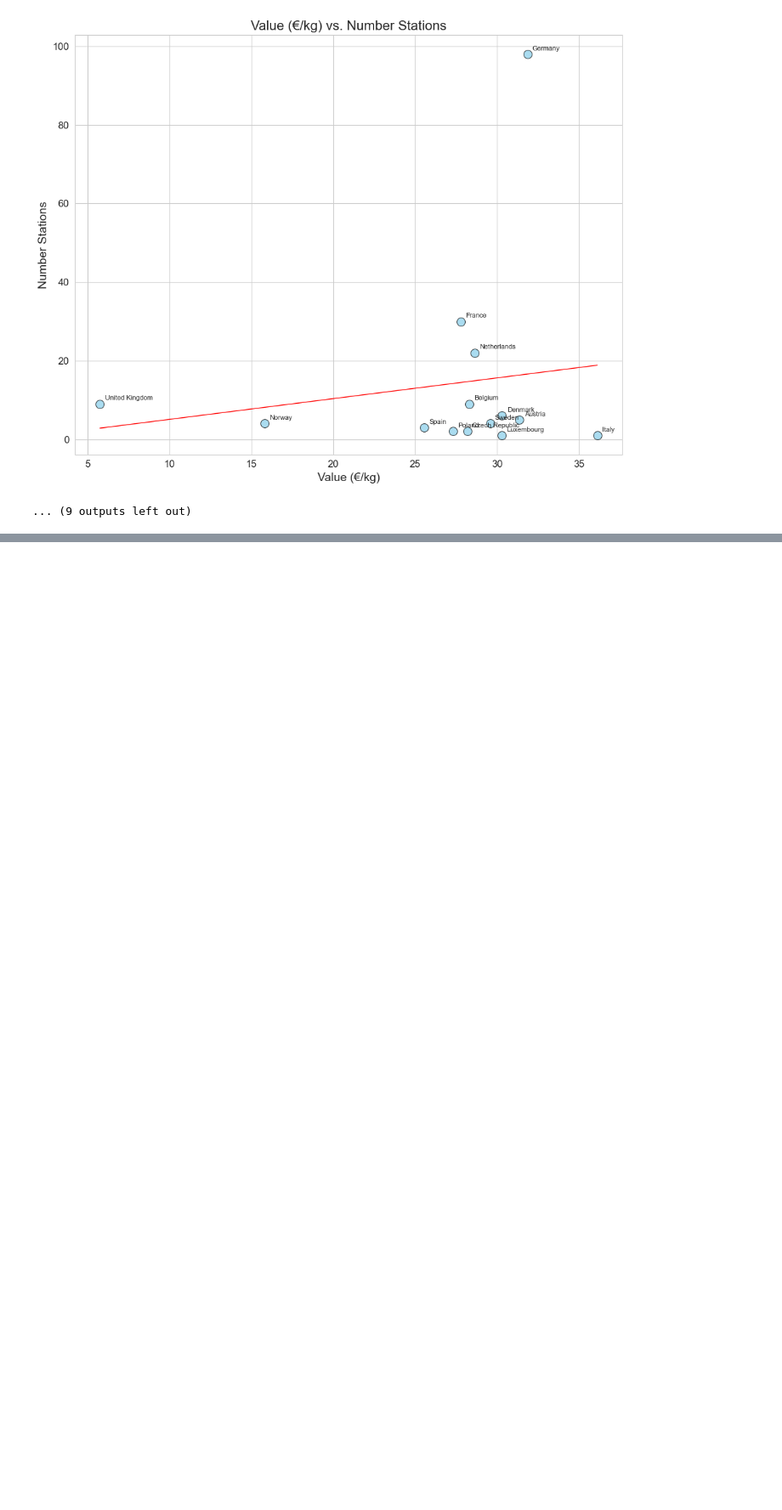
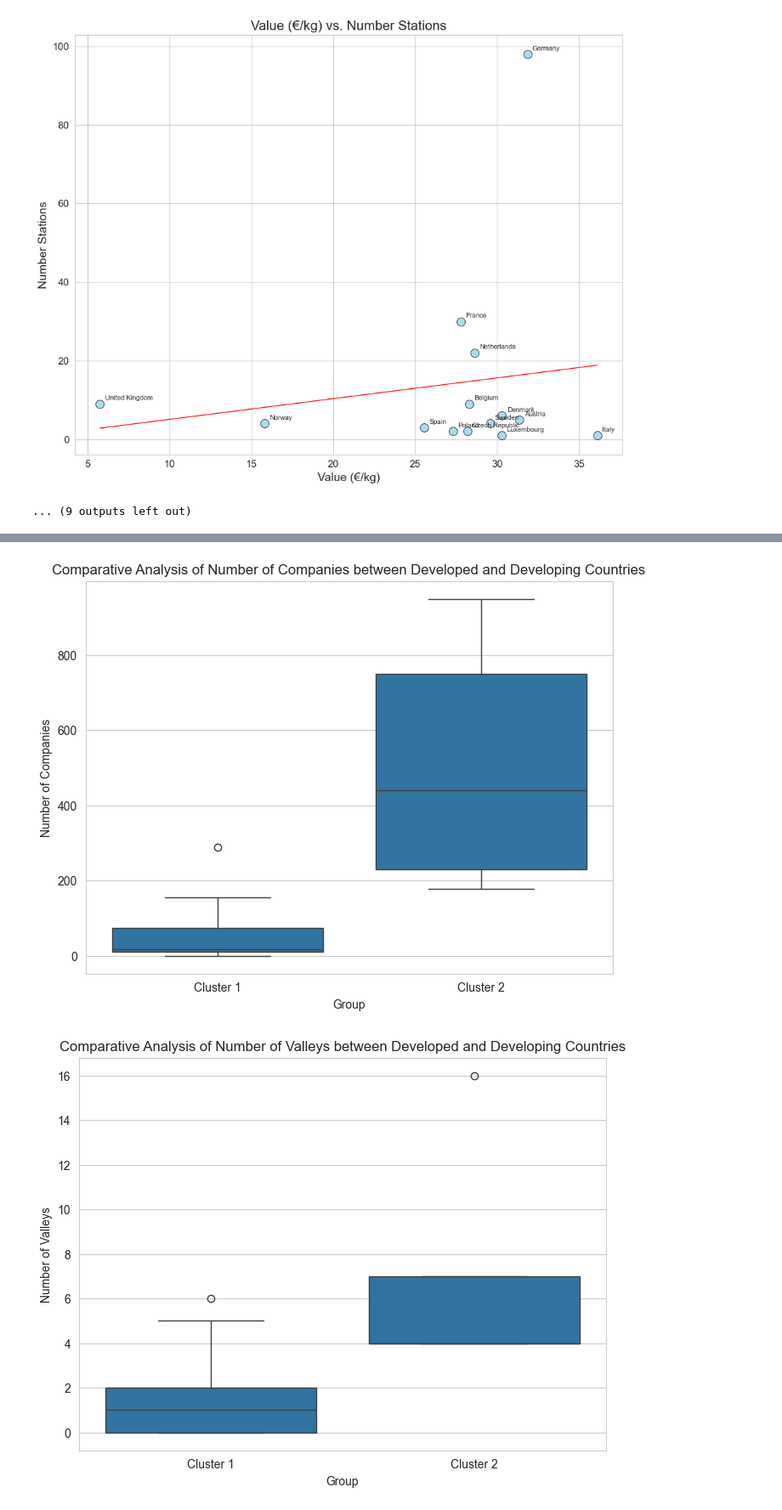
Before and after one commit to premstaller1/Masterarbeit, a Jupyter notebook: CorrelationAnalysis/correlation.ipynb, the cells around one changed output, grey strips where cells are left out. Shown at 85% size. Saved outputs shown, nothing was run; the diff lists cells and outputs as text; code cells hidden in the pictures; blank space fills up the shorter version.

```diff
--- a/CorrelationAnalysis/correlation.ipynb
+++ b/CorrelationAnalysis/correlation.ipynb
@@ -647,0 +802,25 @@ create_correlation_plots(merged_df_new, all_variable_pairs)
+# %%
+import pandas as pd
+import seaborn as sns
+import matplotlib.pyplot as plt
+
+# Select relevant variables for comparison
+variables_of_interest = ["Number of Companies", "Number of Valleys", "Count Research", "Patent Count"]
+
+# Group countries into relevant categories or regions
+# For simplicity, let's assume two groups: Developed and Developing countries
+# You can define more sophisticated grouping criteria based on your specific context
+merged_df_new['Group'] = 'Cluster 1'  # Initialize all countries as Developing
+merged_df_new.loc[merged_df_new['Cluster'] > 0, 'Group'] = 'Cluster 2'  # Define threshold for Developed countries
+
+# Plot comparative analysis results
+for variable in variables_of_interest:
+    plt.figure(figsize=(8, 6))
+    sns.boxplot(x='Group', y=variable, data=merged_df_new)
+    plt.xlabel('Group')
+    plt.ylabel(variable)
+    plt.title(f'Comparative Analysis of {variable} between Developed and Developing Countries')
+    plt.show()
+# %% [output]
+[figure, added]
+[figure, added]
```
Also changed, not shown: parts of 13 cells of this notebook.
